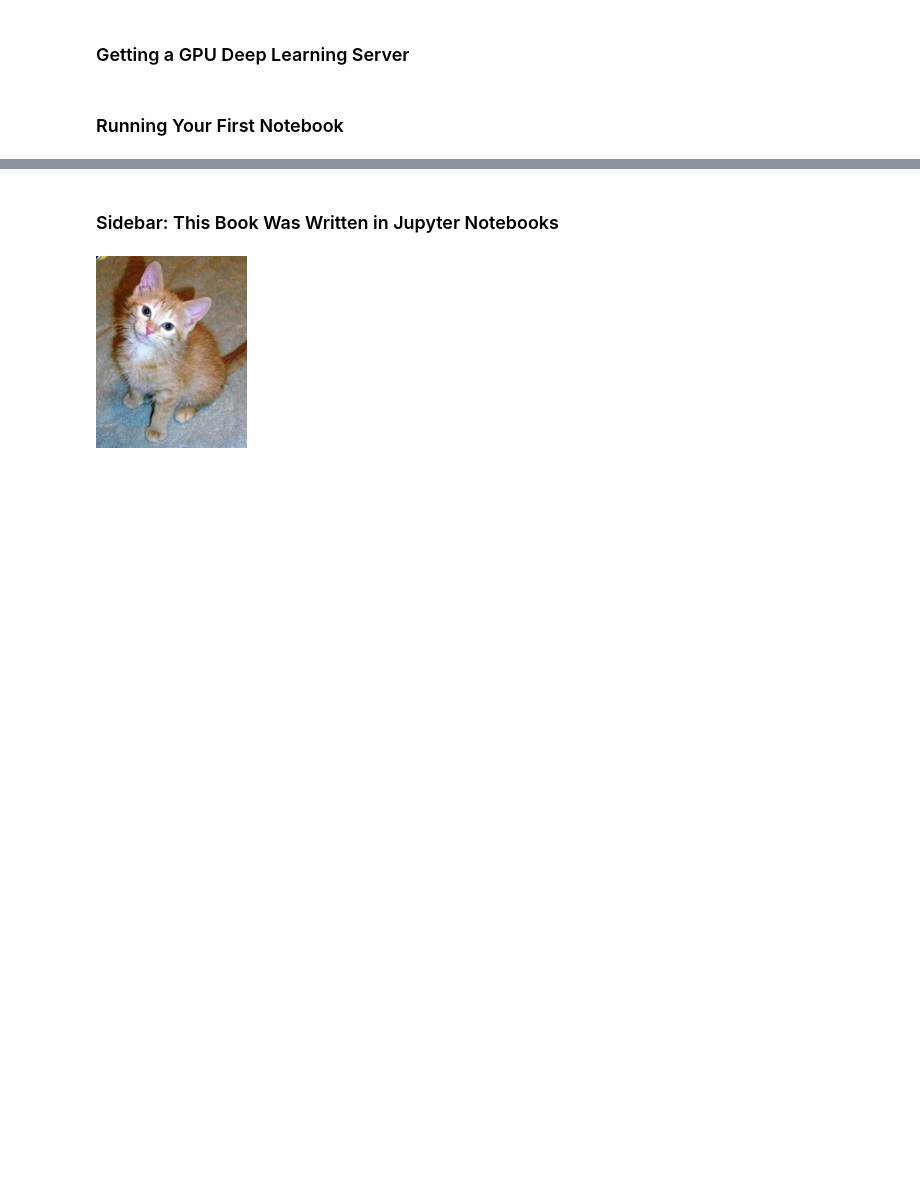
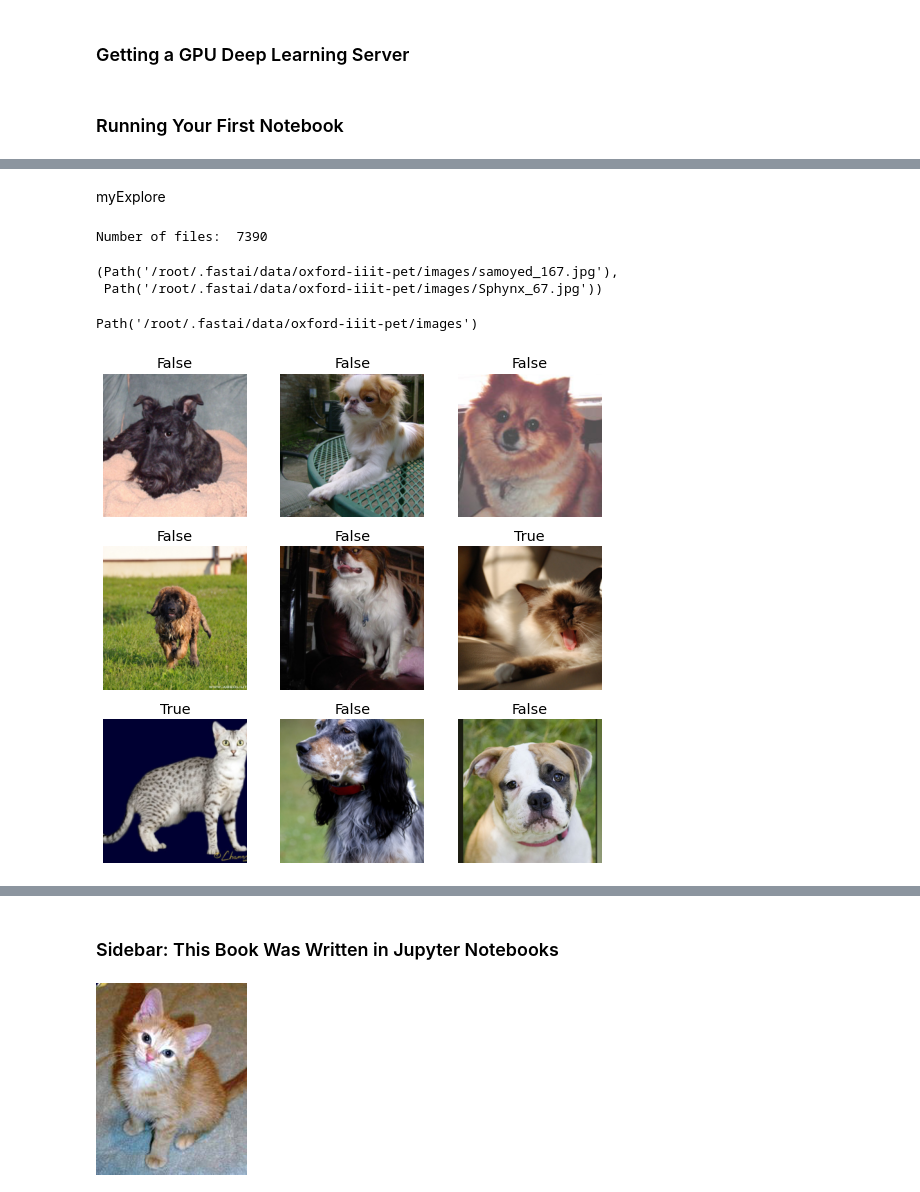
Before and after one commit to anyaconda/my-fastai-2020, a Jupyter notebook: my01_intro_clean_snippetPets.ipynb, the cells around one changed output, grey strips where cells are left out. Drawn from its saved outputs; the diff is of its cells as text; code cells hidden in the pictures; blank space fills up the shorter version.

Commit message:
Created using Colaboratory - with myExplore

```diff
--- a/my01_intro_clean_snippetPets.ipynb
+++ b/my01_intro_clean_snippetPets.ipynb
@@ -43,0 +33,14 @@ learn.fine_tune(1)
+# %% [markdown]
+myExplore
+# %%
+files = get_image_files(path)
+print("Number of files: ", len(files))
+files[0],files[6]
+# %% [output]
+Number of files:  7390
+(Path('/root/.fastai/data/oxford-iiit-pet/images/samoyed_167.jpg'),
+ Path('/root/.fastai/data/oxford-iiit-pet/images/Sphynx_67.jpg'))
+# %%
+path
+# %% [output]
+Path('/root/.fastai/data/oxford-iiit-pet/images')
@@ -43,0 +61,4 @@ learn.fine_tune(1)
+# %%
+dls.show_batch()
+# %% [output]
+[figure, added]
```
Also changed, not shown: parts of 11 cells of this notebook.
